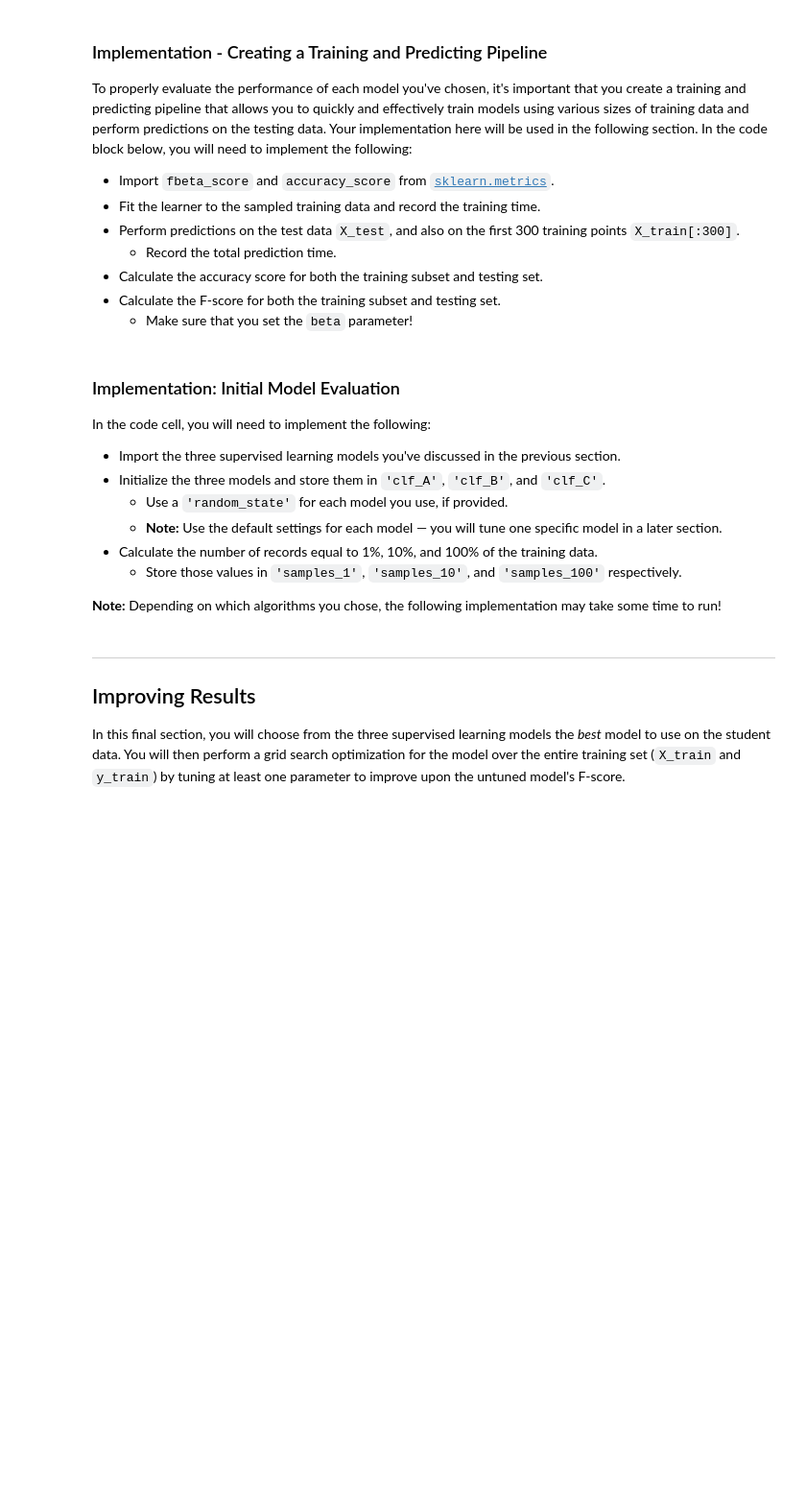
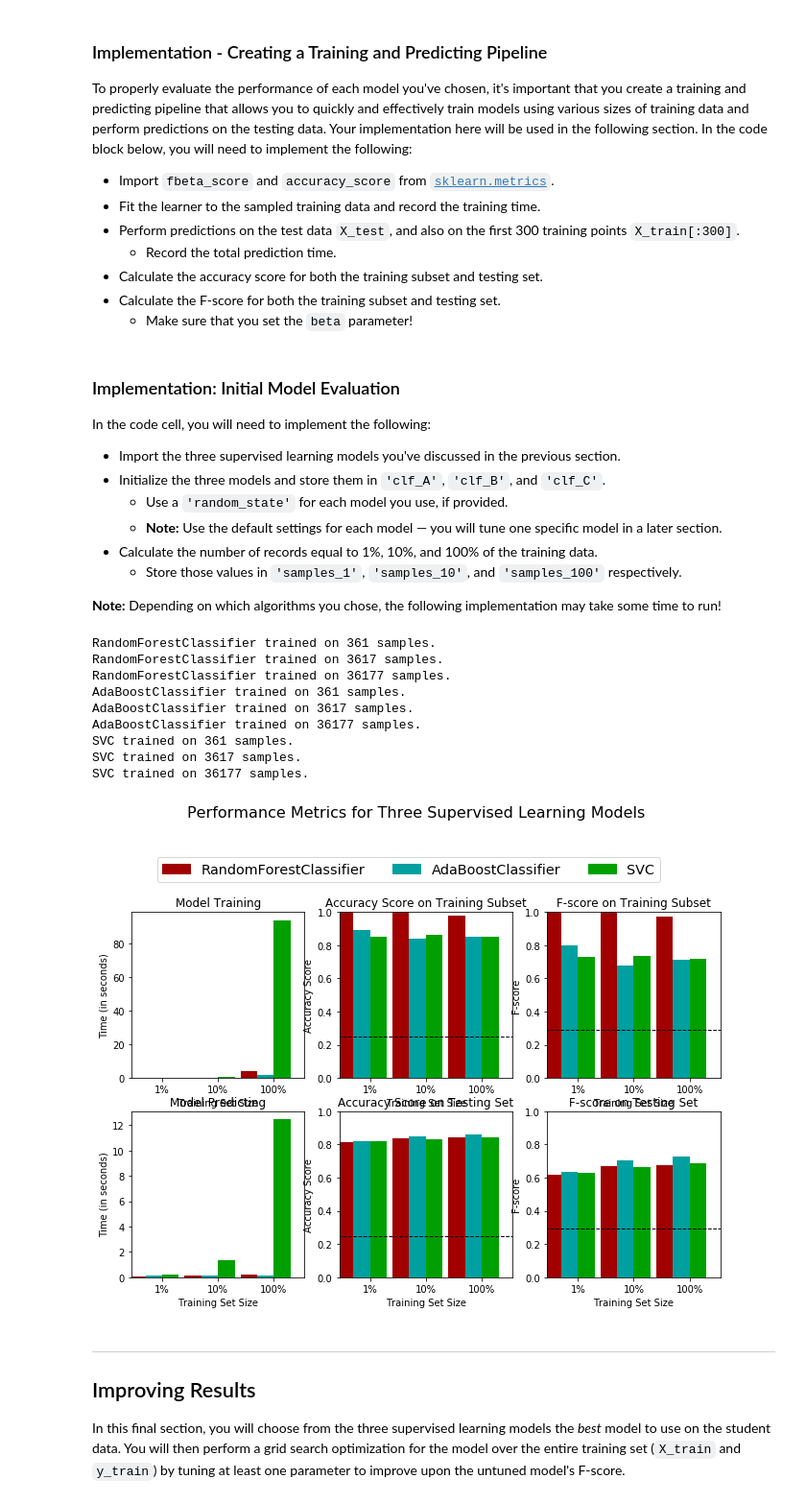
Before and after one commit to andreaswachowski/finding_donors, a Jupyter notebook: finding_donors.ipynb, the cells around one changed output. Shown at 96% size. Cells and saved outputs as stored; diff of their text form; code cells hidden in the pictures; blank space fills up the shorter version.

```diff
--- a/finding_donors.ipynb
+++ b/finding_donors.ipynb
@@ -456,7 +463,7 @@ def train_predict(learner, sample_size, X_train, y_train, X_test, y_test):
     # TODO: Fit the learner to the training data using slicing with 'sample_size'
     # using .fit(training_features[:], training_labels[:])
     start = time() # Get start time
-    learner = learner.fit(X_train[:300],y_train[:300])
+    learner = learner.fit(X_train[:sample_size],y_train[:sample_size])
     end = time() # Get end time
 
     # TODO: Calculate the training time
@@ -503,31 +510,45 @@ In the code cell, you will need to implement the following:
 # %%
 # TODO: Import the three supervised learning models from sklearn
 from sklearn.ensemble import RandomForestClassifier
-from sklearn. import
+from sklearn.ensemble import AdaBoostClassifier
+from sklearn.svm import SVC
+
+
 # TODO: Initialize the three models
-clf_A = None
-clf_B = None
-clf_C = None
+clf_A = RandomForestClassifier(random_state = 0)
+clf_B = AdaBoostClassifier(random_state = 0)
+clf_C = SVC(cache_size = 1000, random_state = 0)
 
 # TODO: Calculate the number of samples for 1%, 10%, and 100% of the training data
 # HINT: samples_100 is the entire training set i.e. len(y_train)
 # HINT: samples_10 is 10% of samples_100 (ensure to set the count of the values to be `int` and not `float`)
 # HINT: samples_1 is 1% of samples_100 (ensure to set the count of the values to be `int` and not `float`)
-samples_100 = None
-samples_10 = None
-samples_1 = None
+samples_100 = len(y_train)
+samples_10 = int(samples_100/10)
+samples_1 = int(samples_100/100)
 
 # Collect results on the learners
 results = {}
 for clf in [clf_A, clf_B, clf_C]:
     clf_name = clf.__class__.__name__
     results[clf_name] = {}
     for i, samples in enumerate([samples_1, samples_10, samples_100]):
         results[clf_name][i] = \
         train_predict(clf, samples, X_train, y_train, X_test, y_test)
 
 # Run metrics visualization for the three supervised learning models chosen
 vs.evaluate(results, accuracy, fscore)
+# %% [output]
+RandomForestClassifier trained on 361 samples.
+RandomForestClassifier trained on 3617 samples.
+RandomForestClassifier trained on 36177 samples.
+AdaBoostClassifier trained on 361 samples.
+AdaBoostClassifier trained on 3617 samples.
+AdaBoostClassifier trained on 36177 samples.
+SVC trained on 361 samples.
+SVC trained on 3617 samples.
+SVC trained on 36177 samples.
+[figure, added]
 # %% [markdown]
 ----
 ## Improving Results
```
Also changed, not shown: parts of 21 cells of this notebook, 2 other files.
